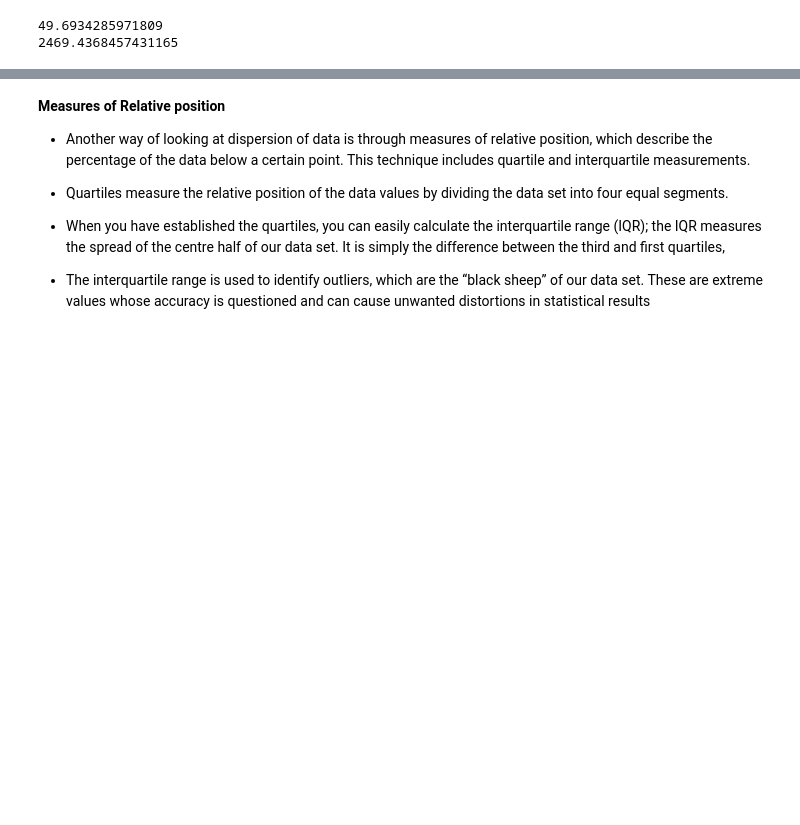
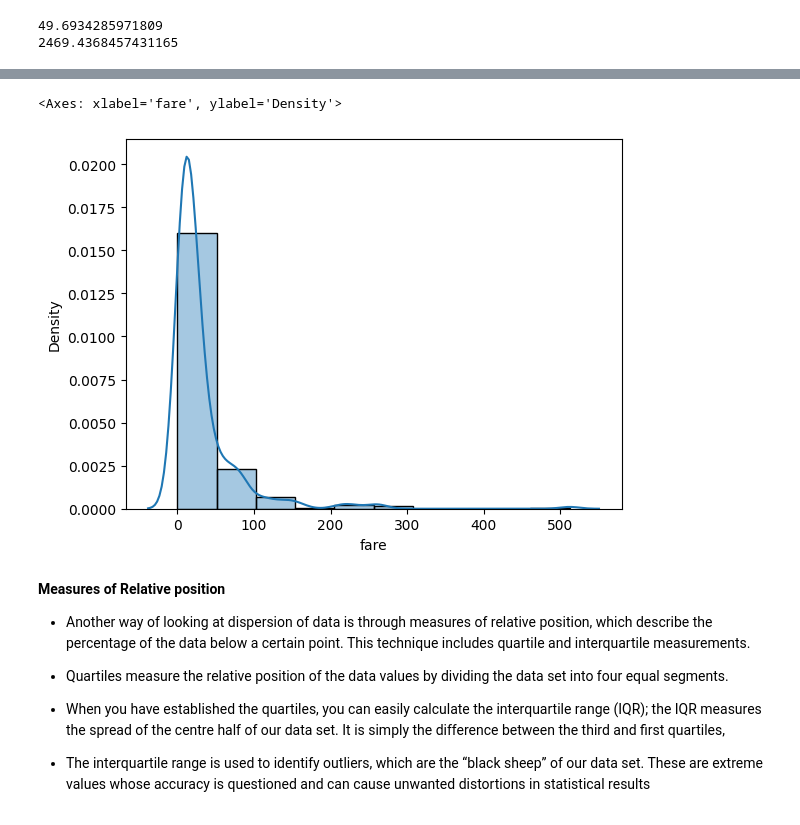
Before and after one commit to hH-13/wangernum, a Jupyter notebook: basics/Descriptive_Statistics.ipynb, the cells around one changed output, grey strips where cells are left out. Drawn from its saved outputs; the diff is of its cells as text; code cells hidden in the pictures; blank space fills up the shorter version.

```diff
--- a/basics/Descriptive_Statistics.ipynb
+++ b/basics/Descriptive_Statistics.ipynb
@@ -121,3 +128,10 @@ sb.distplot(df['fare'], bins=10)
+# %%
+# view the fare distribution
+sb.histplot(df['fare'], bins=10, kde=True, stat='density', kde_kws=dict(cut=3),alpha=.4,
+)
+# %% [output]
+<Axes: xlabel='fare', ylabel='Density'>
+[figure, added]
 # %% [markdown]
 **Measures of Relative position**
 
```
Also changed, not shown: parts of 2 cells of this notebook.
